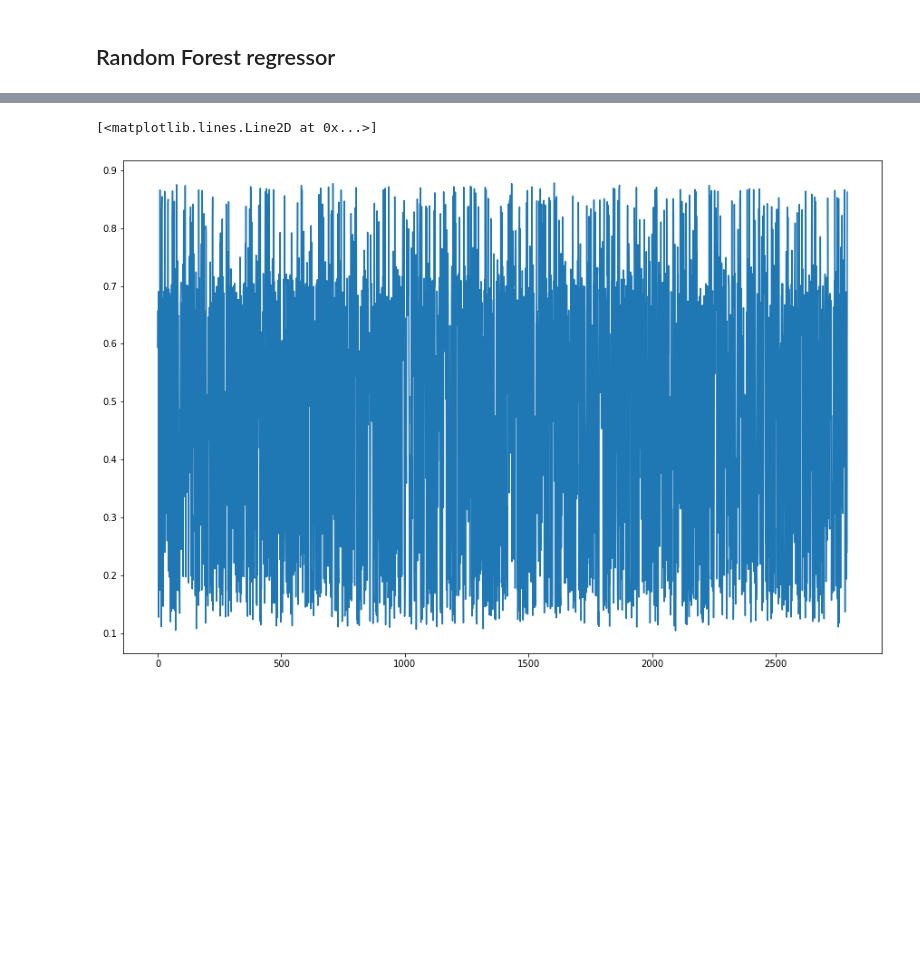
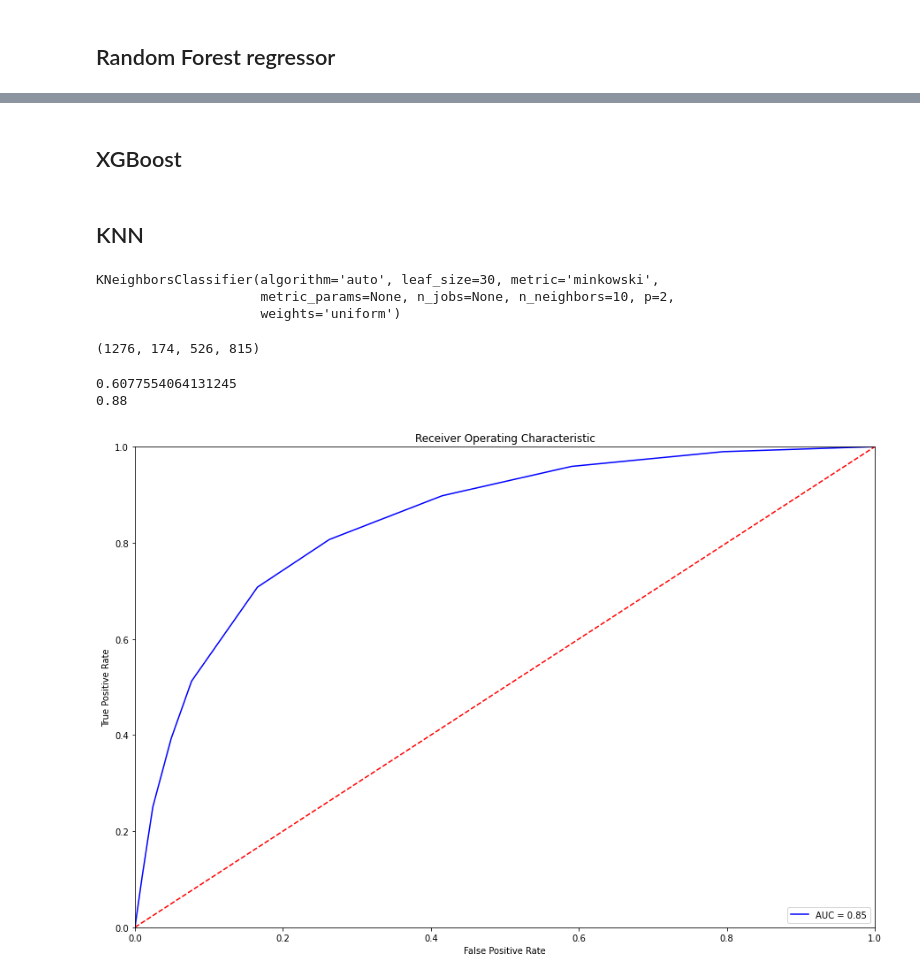
Before and after one commit to IshanHegde/Comparision-of-Binary-Classification-Models-on-Bank-Deposit-sales-campaign, a Jupyter notebook: Project2.ipynb, the cells around one changed output, grey strips where cells are left out. Saved outputs shown, nothing was run; the diff lists cells and outputs as text; code cells hidden in the pictures; blank space fills up the shorter version.

```diff
--- a/Project2.ipynb
+++ b/Project2.ipynb
@@ -297,5 +297,11 @@ plt.show()
-# %%
-plt.plot(probs[:,1])
-# %% [output]
-[<matplotlib.lines.Line2D at 0x...>]
-[figure, removed]
+# %% [markdown]
+## XGBoost
+# %% [markdown]
+## KNN
+# %%
+neigh = KNeighborsClassifier(n_neighbors=10)
+neigh.fit(X_train, y_train)
+# %% [output]
+KNeighborsClassifier(algorithm='auto', leaf_size=30, metric='minkowski',
+                     metric_params=None, n_jobs=None, n_neighbors=10, p=2,
+                     weights='uniform')
@@ -301,0 +310,33 @@ plt.plot(probs[:,1])
+# %%
+cm = confusion_matrix(y_test, y_pred)
+tn, fp, fn, tp = cm.ravel()
+(tn, fp, fn, tp)
+# %% [output]
+(1276, 174, 526, 815)
+# %%
+sensetivity = (tp)/(tp+fn)
+specificity = (tn)/(tn+fp)
+print(sensetivity)
+print(specificity)
+# %% [output]
+0.6077554064131245
+0.88
+# %%
+probs = neigh.predict_proba(X_test)
+preds = probs[:,1]
+fpr, tpr, threshold = metrics.roc_curve(y_test, probs[:,1])
+roc_auc = metrics.auc(fpr, tpr)
+
+# method I: plt
+
+plt.title('Receiver Operating Characteristic')
+plt.plot(fpr, tpr, 'b', label = 'AUC = %0.2f' % roc_auc)
+plt.legend(loc = 'lower right')
+plt.plot([0, 1], [0, 1],'r--')
+plt.xlim([0, 1])
+plt.ylim([0, 1])
+plt.ylabel('True Positive Rate')
+plt.xlabel('False Positive Rate')
+plt.show()
+# %% [output]
+[figure, added]
```
Also changed, not shown: parts of 7 cells of this notebook.
